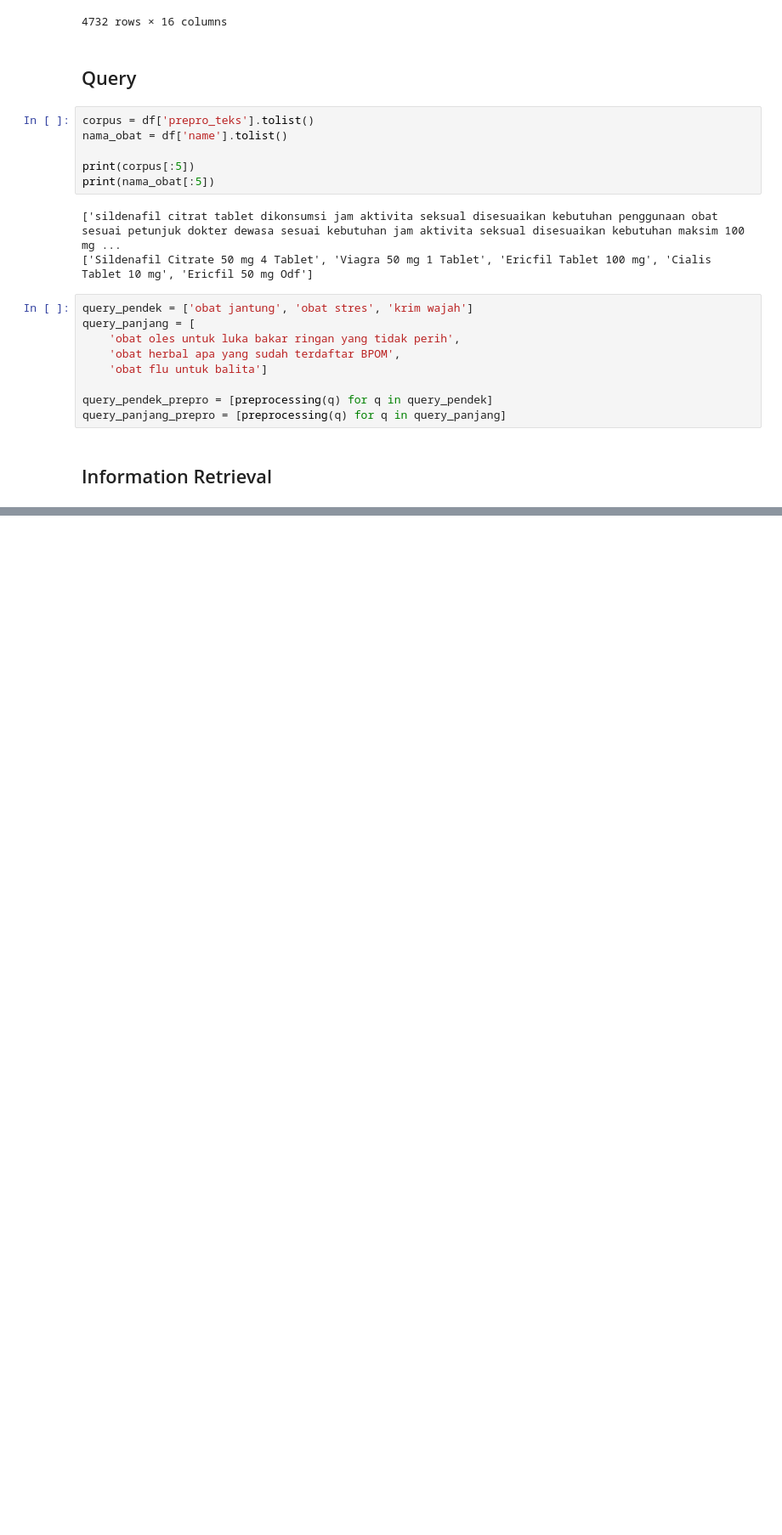
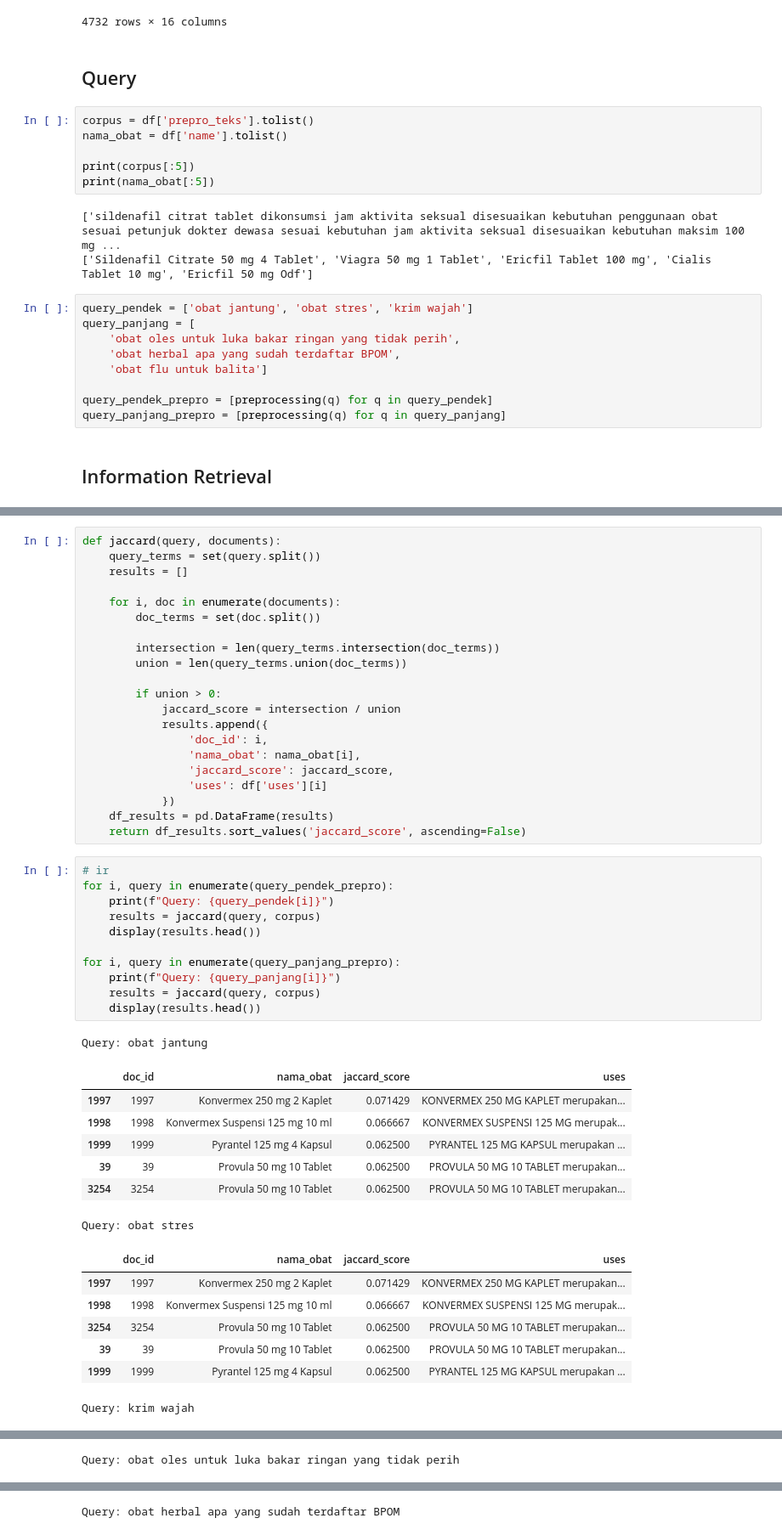
Before and after one commit to harvestwalukow/unair, a Jupyter notebook: SEMESTER 5/NLP/ir/notebook.ipynb, the cells around one changed output, grey strips where cells are left out. Shown: that part at 85% size. Cells and saved outputs as stored; diff of their text form; blank space fills up the shorter version.

```diff
--- a/SEMESTER 5/NLP/ir/notebook.ipynb
+++ b/SEMESTER 5/NLP/ir/notebook.ipynb
@@ -116,0 +185,48 @@ query_panjang_prepro = [preprocessing(q) for q in query_panjang]
+# %%
+def jaccard(query, documents):
+    query_terms = set(query.split())
+    results = []
+
+    for i, doc in enumerate(documents):
+        doc_terms = set(doc.split())
+
+        intersection = len(query_terms.intersection(doc_terms))
+        union = len(query_terms.union(doc_terms))
+
+        if union > 0:
+            jaccard_score = intersection / union
+            results.append({
+                'doc_id': i,
+                'nama_obat': nama_obat[i],
+                'jaccard_score': jaccard_score,
+                'uses': df['uses'][i]
+            })
+    df_results = pd.DataFrame(results)
+    return df_results.sort_values('jaccard_score', ascending=False)
+# %%
+# ir
+for i, query in enumerate(query_pendek_prepro):
+    print(f"Query: {query_pendek[i]}")
+    results = jaccard(query, corpus)
+    display(results.head())
+
+for i, query in enumerate(query_panjang_prepro):
+    print(f"Query: {query_panjang[i]}")
+    results = jaccard(query, corpus)
+    display(results.head())
+# %% [output]
+Query: obat jantung
+|  | doc_id | nama_obat | jaccard_score | uses |
+| 1997 | 1997 | Konvermex 250 mg 2 Kaplet | 0.071429 | KONVERMEX 250 MG KAPLET merupakan... |
+| 1998 | 1998 | Konvermex Suspensi 125 mg 10 ml | 0.066667 | KONVERMEX SUSPENSI 125 MG merupak... |
+| 1999 | 1999 | Pyrantel 125 mg 4 Kapsul | 0.062500 | PYRANTEL 125 MG KAPSUL merupakan ... |
+| 39 | 39 | Provula 50 mg 10 Tablet | 0.062500 | PROVULA 50 MG 10 TABLET merupakan... |
+| 3254 | 3254 | Provula 50 mg 10 Tablet | 0.062500 | PROVULA 50 MG 10 TABLET merupakan... |
+Query: obat stres
+|  | doc_id | nama_obat | jaccard_score | uses |
+| 1997 | 1997 | Konvermex 250 mg 2 Kaplet | 0.071429 | KONVERMEX 250 MG KAPLET merupakan... |
+| 1998 | 1998 | Konvermex Suspensi 125 mg 10 ml | 0.066667 | KONVERMEX SUSPENSI 125 MG merupak... |
+| 3254 | 3254 | Provula 50 mg 10 Tablet | 0.062500 | PROVULA 50 MG 10 TABLET merupakan... |
+| 39 | 39 | Provula 50 mg 10 Tablet | 0.062500 | PROVULA 50 MG 10 TABLET merupakan... |
+| 1999 | 1999 | Pyrantel 125 mg 4 Kapsul | 0.062500 | PYRANTEL 125 MG KAPSUL merupakan ... |
+Query: krim wajah
@@ -116,0 +239 @@ query_panjang_prepro = [preprocessing(q) for q in query_panjang]
+Query: obat oles untuk luka bakar ringan yang tidak perih
@@ -116,0 +246 @@ query_panjang_prepro = [preprocessing(q) for q in query_panjang]
+Query: obat herbal apa yang sudah terdaftar BPOM
```
Also changed, not shown: parts of 11 cells of this notebook.
